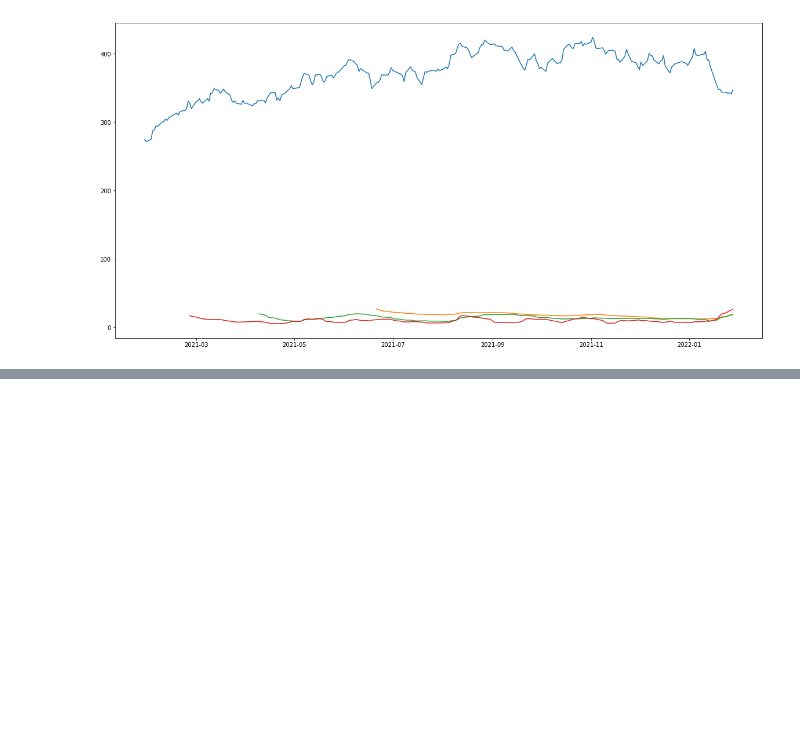
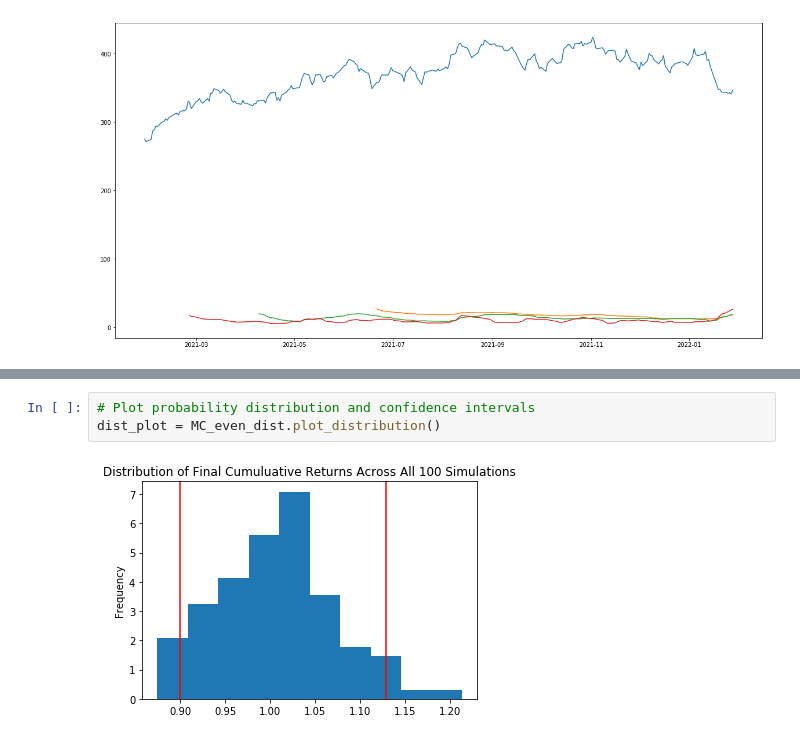
Before and after one commit to Maurolp15/JMB_Portfolio_Project, a Jupyter notebook: proj_1.ipynb, the cells around one changed output, grey strips where cells are left out. Cells and saved outputs as stored; diff of their text form; blank space fills up the shorter version.

```diff
--- a/proj_1.ipynb
+++ b/proj_1.ipynb
@@ -570,0 +643,5 @@ GS_20_std.plot(ax=ax2)
+# %%
+# Plot probability distribution and confidence intervals
+dist_plot = MC_even_dist.plot_distribution()
+# %% [output]
+[figure, added]
```
Also changed, not shown: parts of 15 cells of this notebook, 1 other file.
